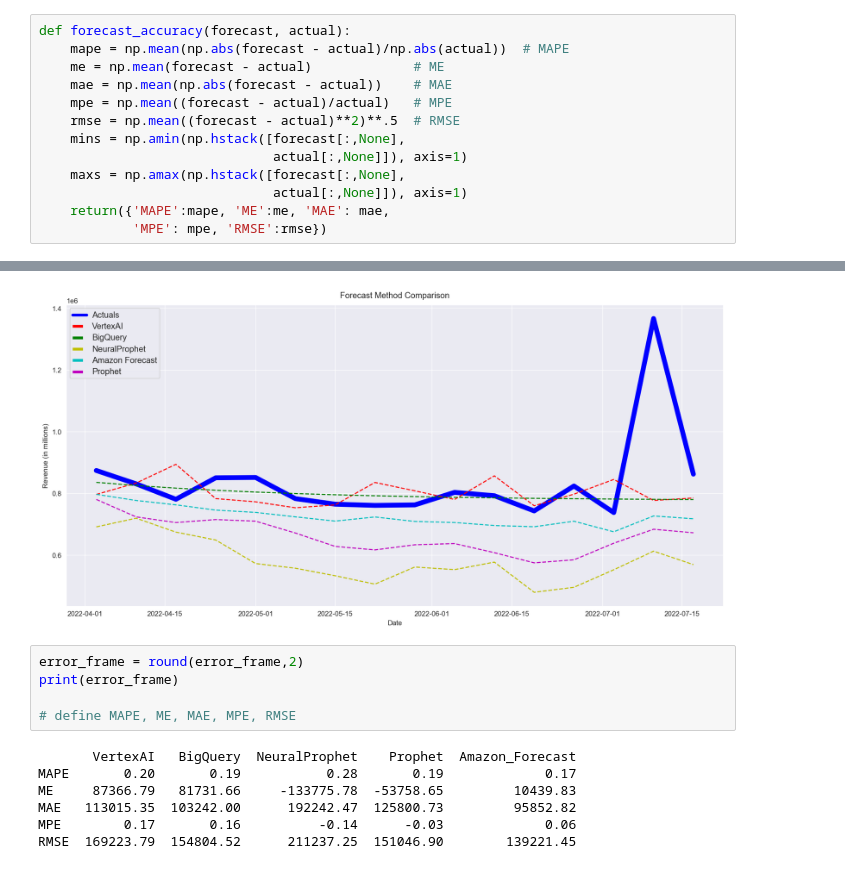
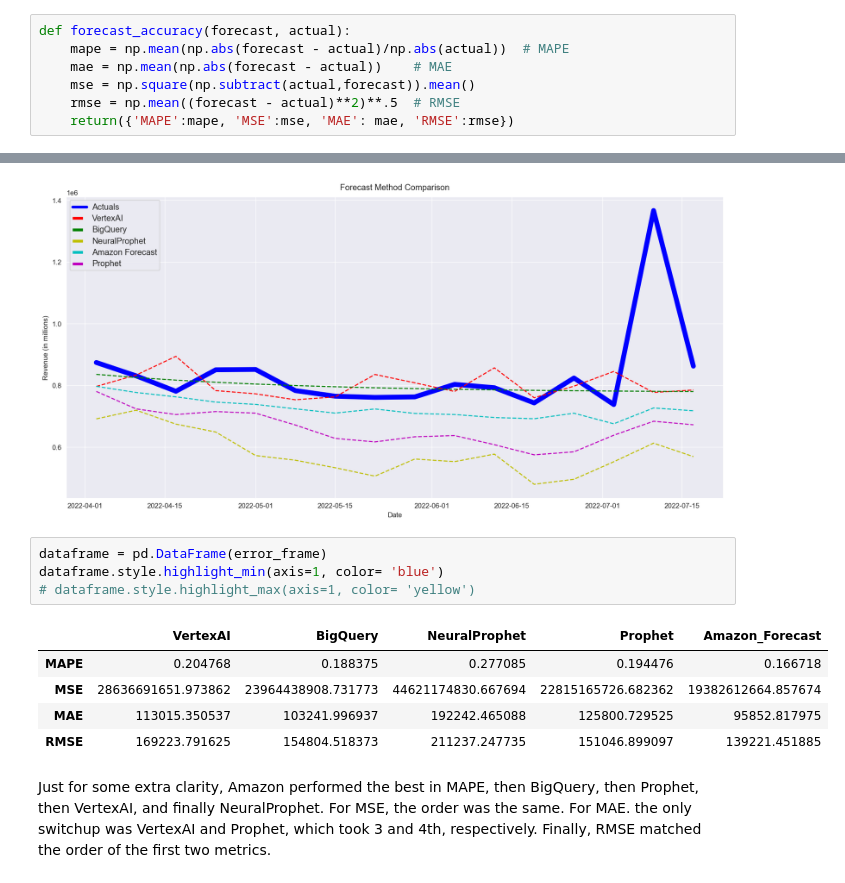
Before and after one commit to NA-Git/Bayesian_Methods, a Jupyter notebook: attribution/TimeSeries/amazon_ts.ipynb, the cells around one changed output, grey strips where cells are left out. Saved outputs shown, nothing was run; the diff lists cells and outputs as text.

Commit message:
Finished 16 week updated and added metric definitions and resources
Signed-off-by: Matthew Norris <matthew@mdnorris.com>

```diff
--- a/attribution/TimeSeries/amazon_ts.ipynb
+++ b/attribution/TimeSeries/amazon_ts.ipynb
@@ -48,16 +50,10 @@ excellent for comparing similar models.
 # %%
 def forecast_accuracy(forecast, actual):
     mape = np.mean(np.abs(forecast - actual)/np.abs(actual))  # MAPE
-    me = np.mean(forecast - actual)             # ME
     mae = np.mean(np.abs(forecast - actual))    # MAE
-    mpe = np.mean((forecast - actual)/actual)   # MPE
+    mse = np.square(np.subtract(actual,forecast)).mean()
     rmse = np.mean((forecast - actual)**2)**.5  # RMSE
-    mins = np.amin(np.hstack([forecast[:,None],
-                              actual[:,None]]), axis=1)
-    maxs = np.amax(np.hstack([forecast[:,None],
-                              actual[:,None]]), axis=1)
-    return({'MAPE':mape, 'ME':me, 'MAE': mae,
-            'MPE': mpe, 'RMSE':rmse})
+    return({'MAPE':mape, 'MSE':mse, 'MAE': mae, 'RMSE':rmse})
 # %% [markdown]
 There are three parameters of interest for an ARIMA model: d,p, and q. D refers to
 differencing each previous value to make the model stationary. P is the term used
@@ -449,15 +438,19 @@ plt.title('Forecast Method Comparison')
 plt.show()
 # %% [output]
 [figure]
-# %%
-error_frame = round(error_frame,2)
-print(error_frame)
-
-# define MAPE, ME, MAE, MPE, RMSE
-# %% [output]
-       VertexAI   BigQuery  NeuralProphet    Prophet  Amazon_Forecast
-MAPE       0.20       0.19           0.28       0.19             0.17
-ME     87366.79   81731.66     -133775.78  -53758.65         10439.83
-MAE   113015.35  103242.00      192242.47  125800.73         95852.82
-MPE        0.17       0.16          -0.14      -0.03             0.06
-RMSE  169223.79  154804.52      211237.25  151046.90        139221.45
+# %%
+dataframe = pd.DataFrame(error_frame)
+dataframe.style.highlight_min(axis=1, color= 'blue')
+# dataframe.style.highlight_max(axis=1, color= 'yellow')
+# %% [output]
+|  | VertexAI | BigQuery | NeuralProphet | Prophet | Amazon_Forecast |
+| MAPE | 0.204768 | 0.188375 | 0.277085 | 0.194476 | 0.166718 |
+| MSE | 28636691651.973862 | 23964438908.731773 | 44621174830.667694 | 22815165726.682362 | 19382612664.857674 |
+| MAE | 113015.350537 | 103241.996937 | 192242.465088 | 125800.729525 | 95852.817975 |
+| RMSE | 169223.791625 | 154804.518373 | 211237.247735 | 151046.899097 | 139221.451885 |
+# %% [markdown]
+Just for some extra clarity, Amazon performed the best in MAPE, then BigQuery, then
+Prophet, then VertexAI, and finally NeuralProphet.
+For MSE, the order was the same.
+For MAE. the only switchup was VertexAI and Prophet, which took 3 and 4th, respectively.
+Finally, RMSE matched the order of the first two metrics.
```
Also changed, not shown: parts of 9 cells of this notebook.
